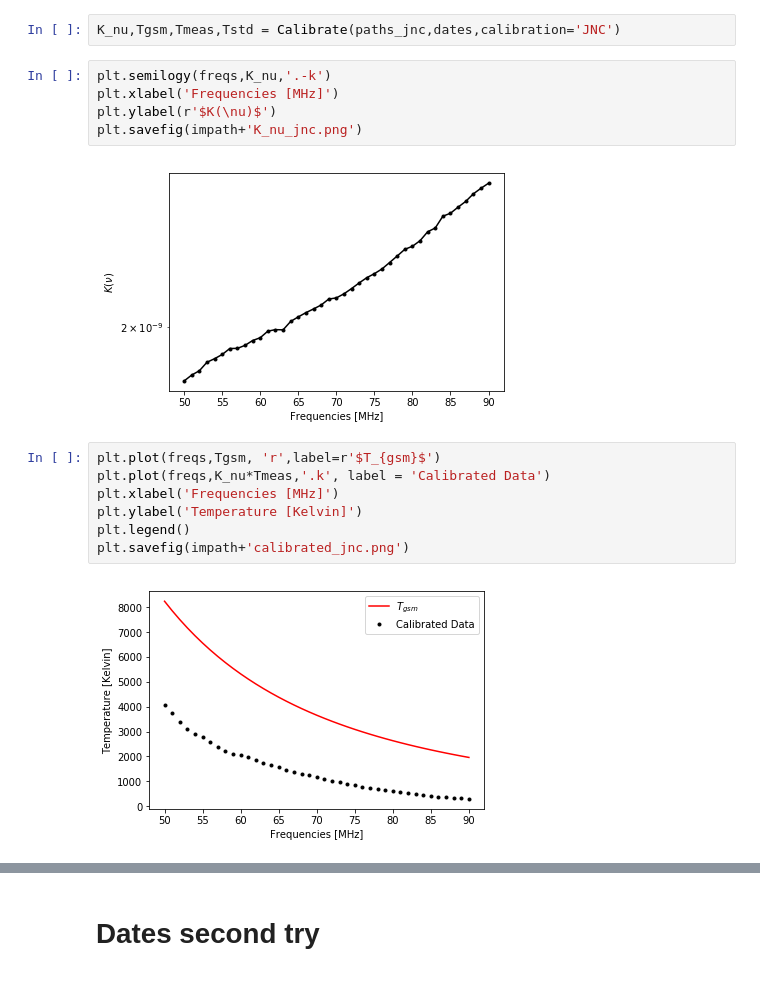
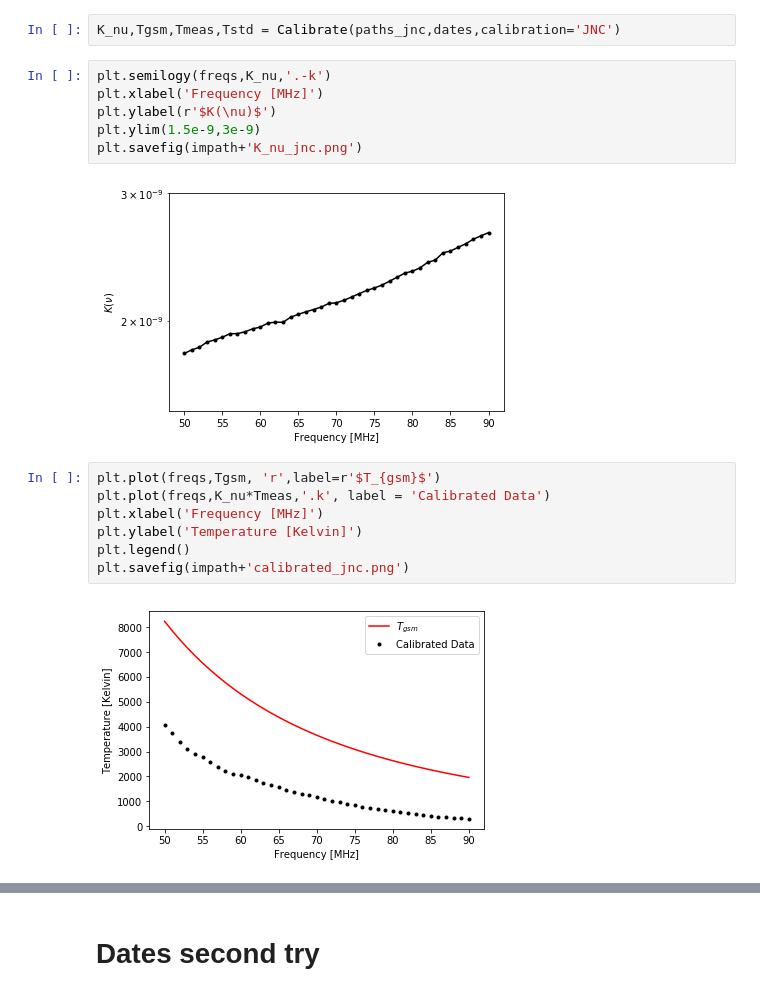
Before and after one commit to HiramHerrera/SciHi, a Jupyter notebook: calibration.ipynb, the cells around one changed output, grey strips where cells are left out. Drawn from its saved outputs; the diff is of its cells as text.

```diff
--- a/calibration.ipynb
+++ b/calibration.ipynb
@@ -105,17 +106,18 @@ JNC
 K_nu,Tgsm,Tmeas,Tstd = Calibrate(paths_jnc,dates,calibration='JNC')
 # %%
 plt.semilogy(freqs,K_nu,'.-k')
-plt.xlabel('Frequencies [MHz]')
+plt.xlabel('Frequency [MHz]')
 plt.ylabel(r'$K(\nu)$')
+plt.ylim(1.5e-9,3e-9)
 plt.savefig(impath+'K_nu_jnc.png')
 # %% [output]
-[figure, old version]
+[figure, new version]
 # %%
 plt.plot(freqs,Tgsm, 'r',label=r'$T_{gsm}$')
 plt.plot(freqs,K_nu*Tmeas,'.k', label = 'Calibrated Data')
-plt.xlabel('Frequencies [MHz]')
+plt.xlabel('Frequency [MHz]')
 plt.ylabel('Temperature [Kelvin]')
 plt.legend()
 plt.savefig(impath+'calibrated_jnc.png')
 # %% [output]
-[figure, old version]
+[figure, new version]
```
Also changed, not shown: parts of 31 cells of this notebook, 2 other files.
